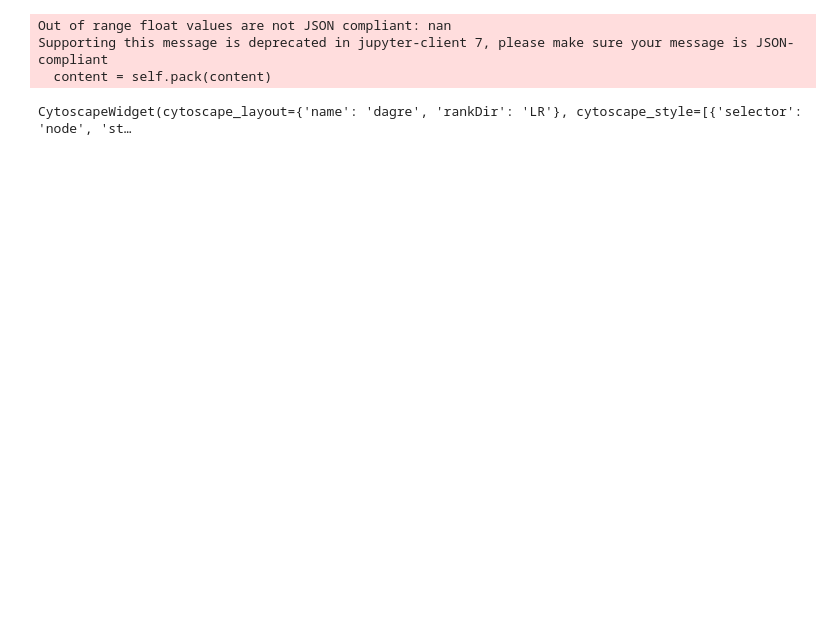
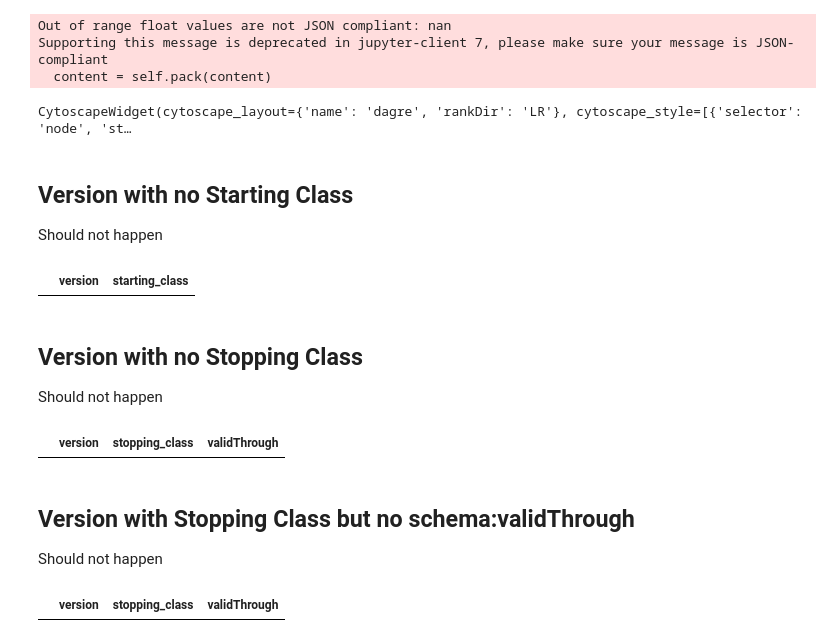
Before and after one commit to swiss/fch-political-party-pipeline, a Jupyter notebook: notebooks/2_use.ipynb, the cells around one changed output. Saved outputs shown, nothing was run; the diff lists cells and outputs as text; code cells hidden in the pictures; blank space fills up the shorter version.

```diff
--- a/notebooks/2_use.ipynb
+++ b/notebooks/2_use.ipynb
@@ -327,3 +327,7 @@ Out of range float values are not JSON compliant: nan
 Supporting this message is deprecated in jupyter-client 7, please make sure your message is JSON-compliant
   content = self.pack(content)
 CytoscapeWidget(cytoscape_layout={'name': 'dagre', 'rankDir': 'LR'}, cytoscape_style=[{'selector': 'node', 'st…
+# %% [markdown]
+## Version with no Starting Class
+
+Should not happen
@@ -329,0 +351,38 @@ CytoscapeWidget(cytoscape_layout={'name': 'dagre', 'rankDir': 'LR'}, cytoscape_s
+# %%
+df = sparql_to_df(g, query)
+
+display(df)
+# %% [output]
+|  | version | starting_class |
+# %% [markdown]
+## Version with no Stopping Class
+
+Should not happen
+# %%
+query = """
+
+PREFIX vl: <https://version.link/>
+PREFIX schema: <http://schema.org/>
+PREFIX pol: <https://politics.schema.ld.admin.ch/party-vocab/>
+
+SELECT * WHERE {
+
+    ?version a vl:Version ;
+        schema:validThrough ?validThrough .
+
+    FILTER NOT EXISTS {
+        ?version pol:hasVersionStoppingClass ?stopping_class .
+    }
+}
+
+"""
+# %%
+df = sparql_to_df(g, query)
+
+display(df)
+# %% [output]
+|  | version | stopping_class | validThrough |
+# %% [markdown]
+## Version with Stopping Class but no schema:validThrough
+
+Should not happen
@@ -329,0 +407,6 @@ CytoscapeWidget(cytoscape_layout={'name': 'dagre', 'rankDir': 'LR'}, cytoscape_s
+# %%
+df = sparql_to_df(g, query)
+
+display(df)
+# %% [output]
+|  | version | stopping_class | validThrough |
```
Also changed, not shown: parts of 4 cells of this notebook, 2 other files.
